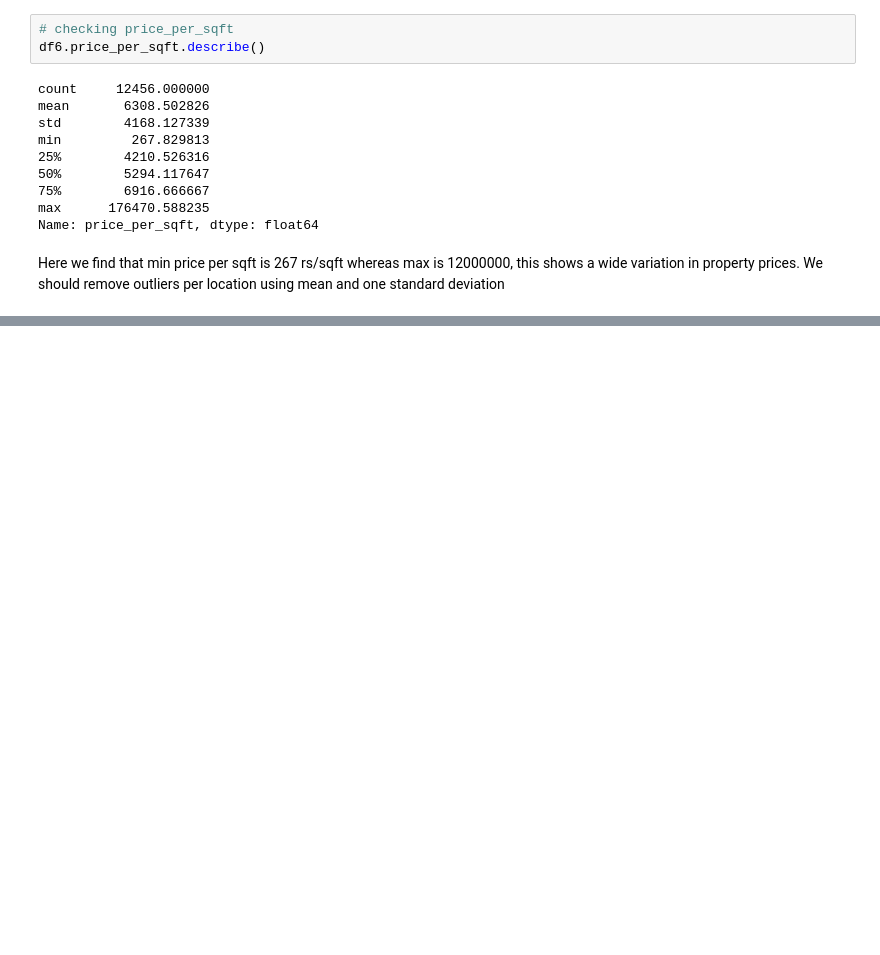
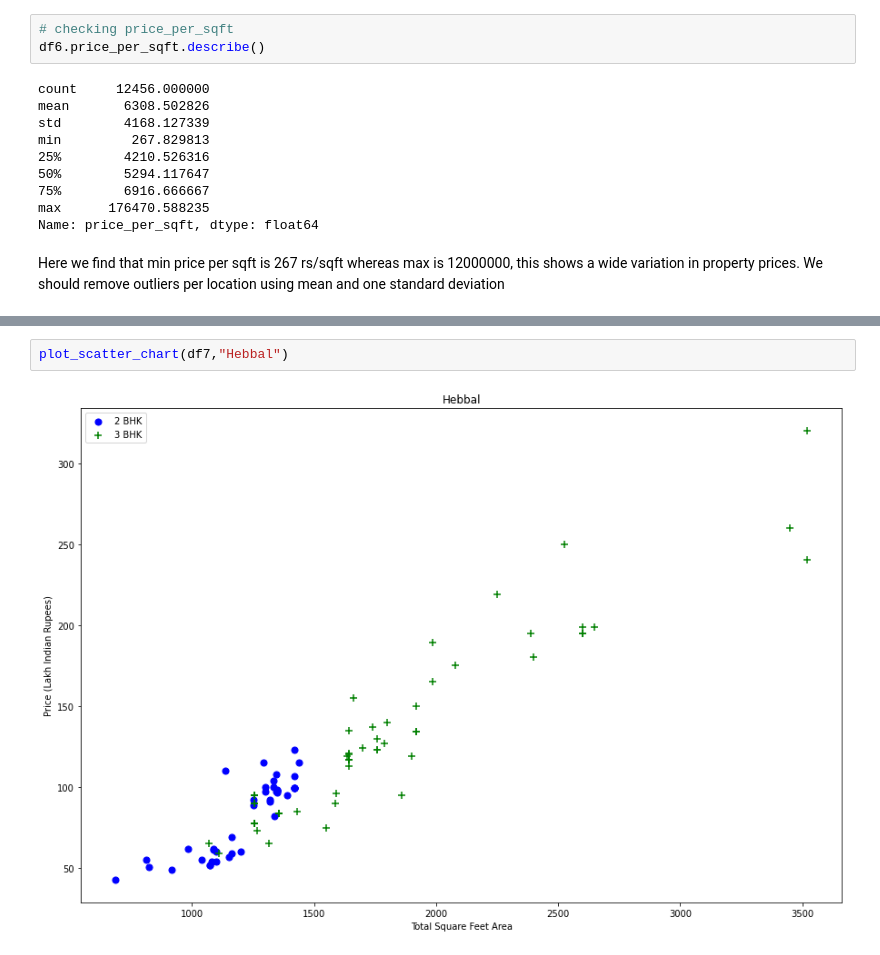
Before and after one commit to gauravk2050/House_Price_Pridiction, a Jupyter notebook: Banglore_home_price.ipynb, the cells around one changed output, grey strips where cells are left out. Cells and saved outputs as stored; diff of their text form; blank space fills up the shorter version.

```diff
--- a/Banglore_home_price.ipynb
+++ b/Banglore_home_price.ipynb
@@ -311,0 +376,4 @@ Here we find that min price per sqft is 267 rs/sqft whereas max is 12000000, thi
+# %%
+plot_scatter_chart(df7,"Hebbal")
+# %% [output]
+[figure, added]
```
Also changed, not shown: parts of 19 cells of this notebook.
